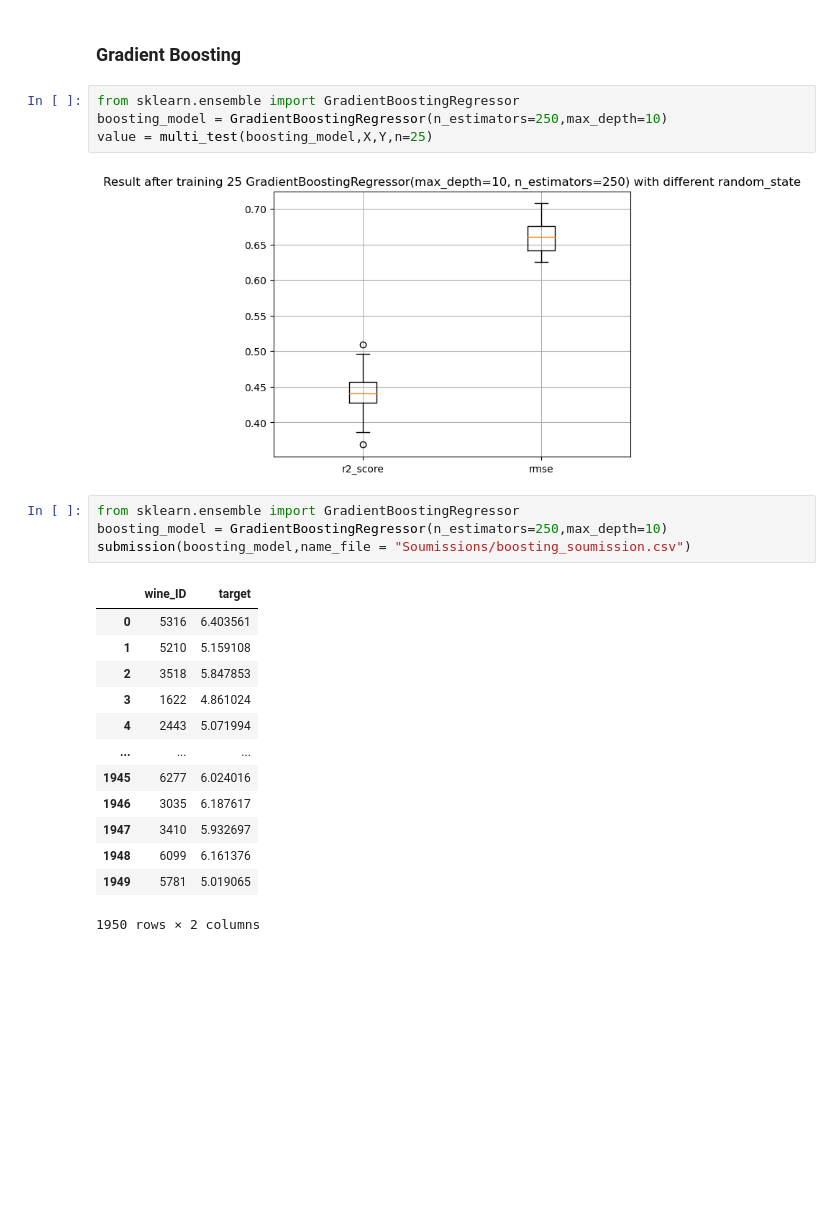
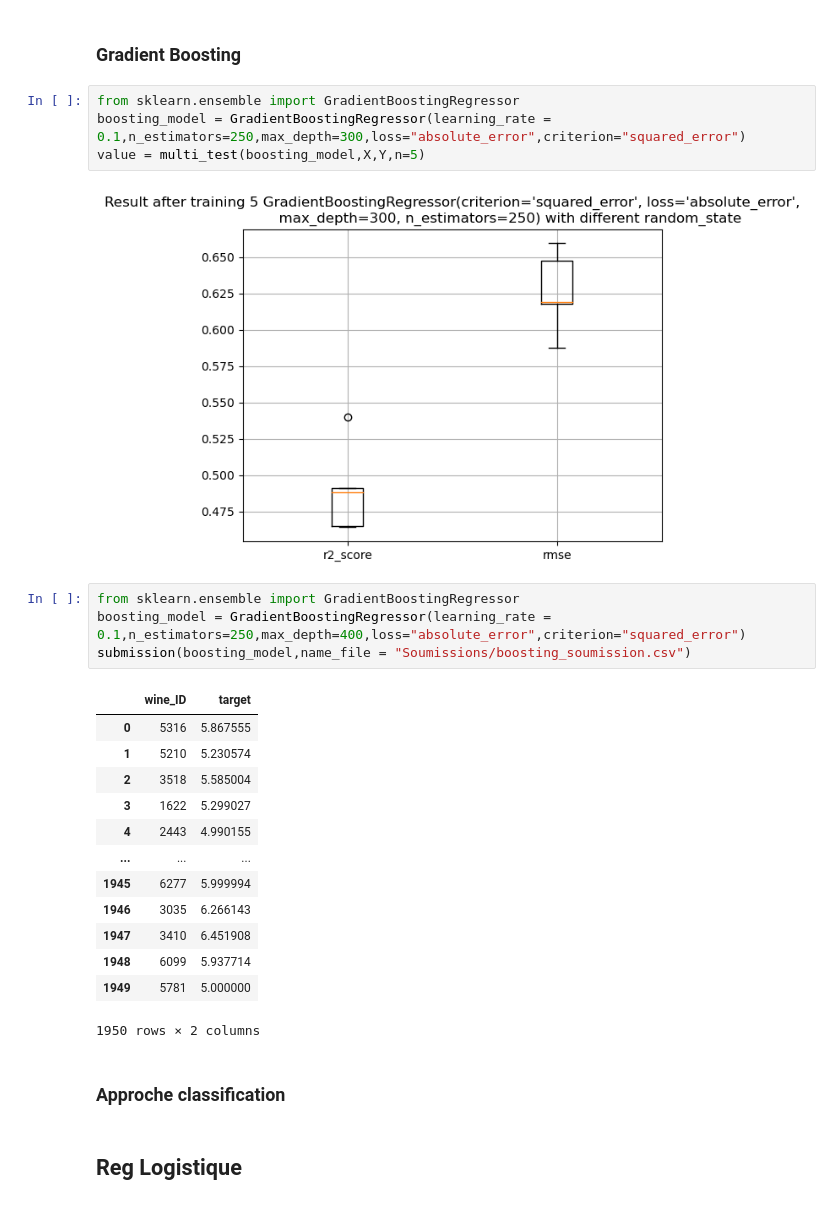
Before and after one commit to AlexPierron/Supervised-Learning, a Jupyter notebook: Regression_Vin/Code.ipynb, the cells around one changed output. Drawn from its saved outputs; the diff is of its cells as text; blank space fills up the shorter version.

```diff
--- a/Regression_Vin/Code.ipynb
+++ b/Regression_Vin/Code.ipynb
@@ -106,25 +136,29 @@ submission(neighbor_model,X,data_test,name_file = "neighbor_soumission.csv")
 ### Gradient Boosting
 # %%
 from sklearn.ensemble import GradientBoostingRegressor
-boosting_model = GradientBoostingRegressor(n_estimators=250,max_depth=10)
-value = multi_test(boosting_model,X,Y,n=25)
+boosting_model = GradientBoostingRegressor(learning_rate = 0.1,n_estimators=250,max_depth=300,loss="absolute_error",criterion="squared_error")
+value = multi_test(boosting_model,X,Y,n=5)
 # %% [output]
-[figure, old version]
+[figure, new version]
 # %%
 from sklearn.ensemble import GradientBoostingRegressor
-boosting_model = GradientBoostingRegressor(n_estimators=250,max_depth=10)
+boosting_model = GradientBoostingRegressor(learning_rate = 0.1,n_estimators=250,max_depth=400,loss="absolute_error",criterion="squared_error")
 submission(boosting_model,name_file = "Soumissions/boosting_soumission.csv")
 # %% [output]
 |  | wine_ID | target |
-| 0 | 5316 | 6.403561 |
-| 1 | 5210 | 5.159108 |
-| 2 | 3518 | 5.847853 |
-| 3 | 1622 | 4.861024 |
-| 4 | 2443 | 5.071994 |
+| 0 | 5316 | 5.867555 |
+| 1 | 5210 | 5.230574 |
+| 2 | 3518 | 5.585004 |
+| 3 | 1622 | 5.299027 |
+| 4 | 2443 | 4.990155 |
 | ... | ... | ... |
-| 1945 | 6277 | 6.024016 |
-| 1946 | 3035 | 6.187617 |
-| 1947 | 3410 | 5.932697 |
-| 1948 | 6099 | 6.161376 |
-| 1949 | 5781 | 5.019065 |
+| 1945 | 6277 | 5.999994 |
+| 1946 | 3035 | 6.266143 |
+| 1947 | 3410 | 6.451908 |
+| 1948 | 6099 | 5.937714 |
+| 1949 | 5781 | 5.000000 |
 1950 rows × 2 columns
+# %% [markdown]
+### Approche classification
+# %% [markdown]
+## Reg Logistique
```
Also changed, not shown: parts of 22 cells of this notebook, 2 other files.
